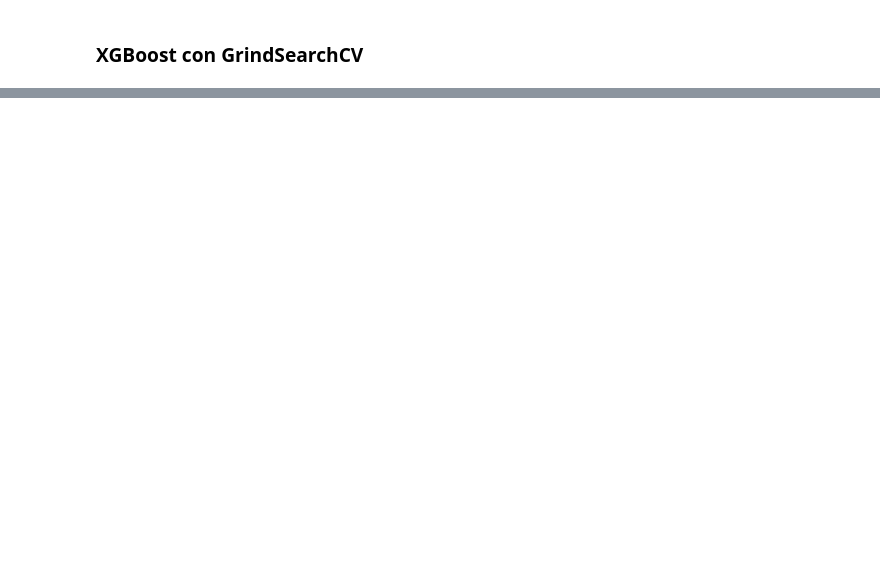
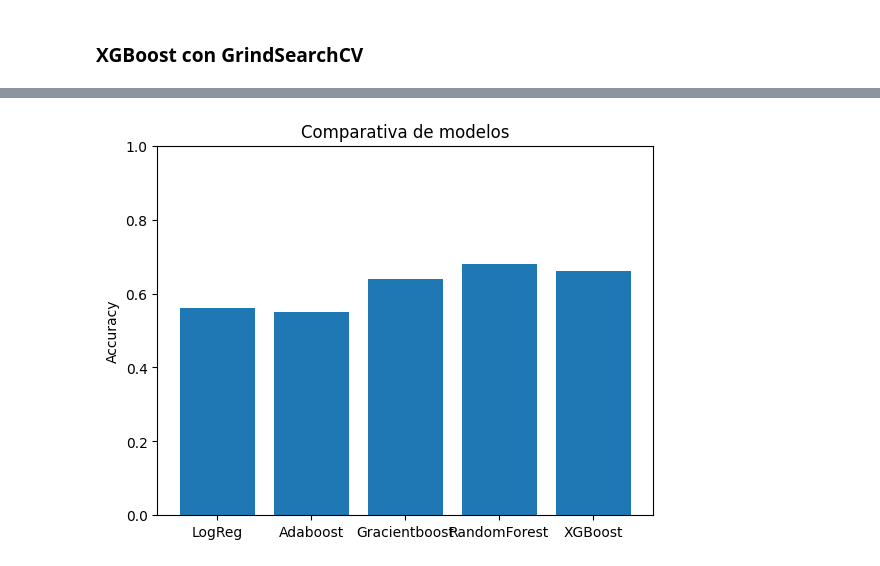
Before and after one commit to itxas77/Red_wine_quality, a Jupyter notebook: notebooks/02_Entrenamiento_Evaluacion.ipynb, the cells around one changed output, grey strips where cells are left out. Saved outputs shown, nothing was run; the diff lists cells and outputs as text; code cells hidden in the pictures; blank space fills up the shorter version.

```diff
--- a/notebooks/02_Entrenamiento_Evaluacion.ipynb
+++ b/notebooks/02_Entrenamiento_Evaluacion.ipynb
@@ -653,0 +319,20 @@ plt.show()
+# %%
+
+acc_logreg = 0.56
+acc_ada = 0.55
+acc_gb = 0.64
+acc_rf = 0.68
+acc_xgb = 0.66
+
+models = ["LogReg","Adaboost","Gracientboost","RandomForest","XGBoost"]
+
+accuracies = [acc_logreg,acc_ada,acc_gb,acc_rf,acc_xgb]
+
+plt.figure()
+plt.bar(models, accuracies)
+plt.ylabel("Accuracy")
+plt.ylim(0, 1)
+plt.title("Comparativa de modelos")
+plt.show()
+# %% [output]
+[figure, added]
```
Also changed, not shown: parts of 18 cells of this notebook, 11 other files.
